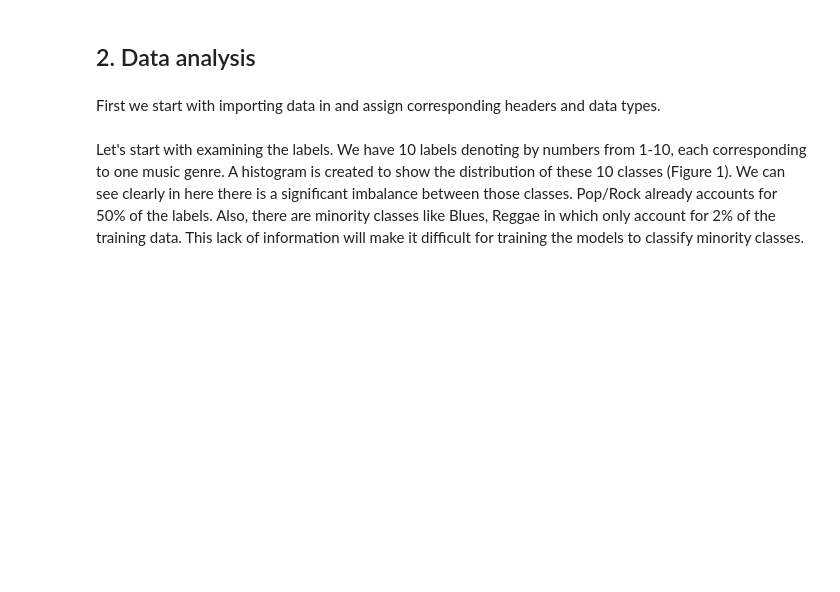
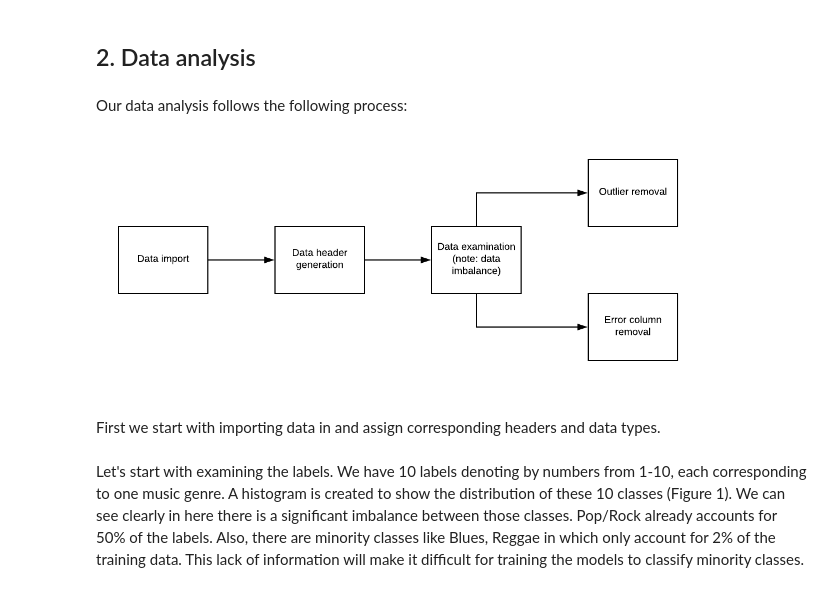
Before and after one commit to VyLe/MusicGenreClassification, a Jupyter notebook: notebook/MLBP2018 Project Report Group 179.ipynb, the cells around one changed output. Saved outputs shown, nothing was run; the diff lists cells and outputs as text; code cells hidden in the pictures; blank space fills up the shorter version.

```diff
--- a/notebook/MLBP2018 Project Report Group 179.ipynb
+++ b/notebook/MLBP2018 Project Report Group 179.ipynb
@@ -21,5 +29,12 @@ research/project fits*
 # %% [markdown]
 ## 2. Data analysis
+# %% [markdown]
+Our data analysis follows the following process:
+# %%
+from IPython.display import Image
+Image(filename='block digram for  data analytics.png')
+# %% [output]
+[figure, added]
 # %% [markdown]
 First we start with importing data in and assign corresponding headers and data types.
 # %%
```
Also changed, not shown: parts of 15 cells of this notebook, 2 other files.
